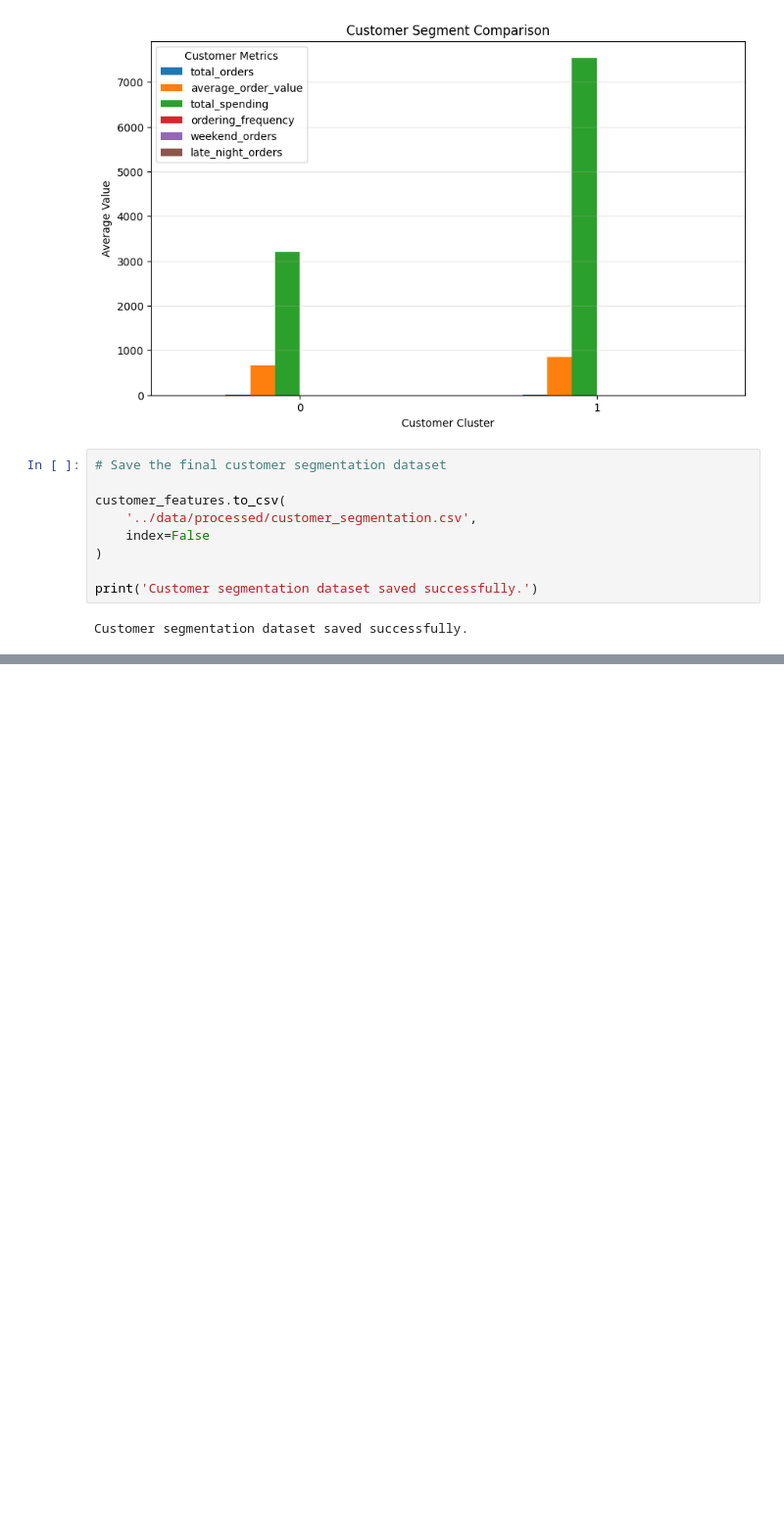
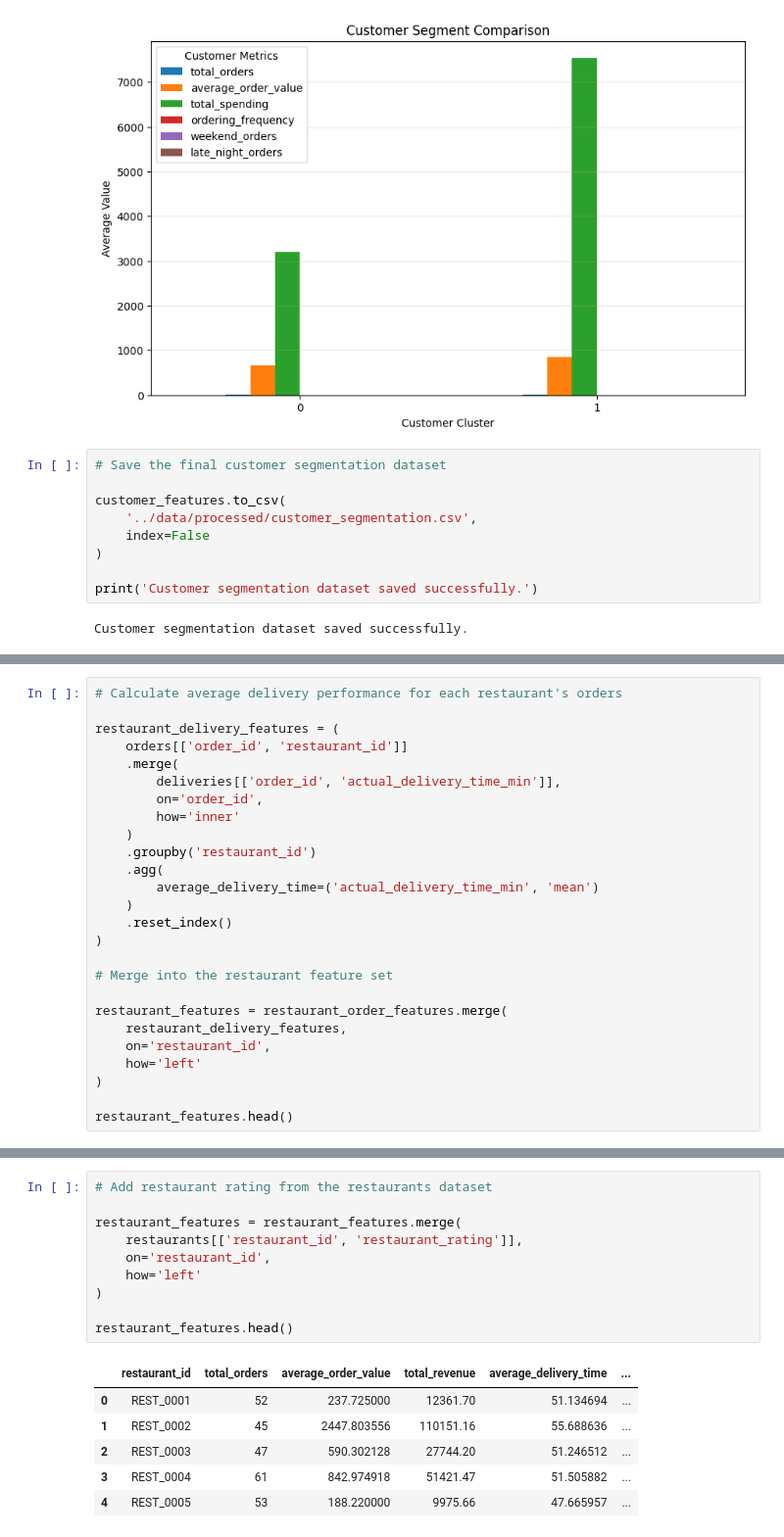
Before and after one commit to pragnav-work/ML_project_1, a Jupyter notebook: notebooks/02_segmentation.ipynb, the cells around one changed output, grey strips where cells are left out. Shown at 98% size. Cells and saved outputs as stored; diff of their text form; blank space fills up the shorter version.

```diff
--- a/notebooks/02_segmentation.ipynb
+++ b/notebooks/02_segmentation.ipynb
@@ -1441,0 +1466,26 @@ Customer segmentation dataset saved successfully.
+# %%
+# Calculate average delivery performance for each restaurant's orders
+
+restaurant_delivery_features = (
+    orders[['order_id', 'restaurant_id']]
+    .merge(
+        deliveries[['order_id', 'actual_delivery_time_min']],
+        on='order_id',
+        how='inner'
+    )
+    .groupby('restaurant_id')
+    .agg(
+        average_delivery_time=('actual_delivery_time_min', 'mean')
+    )
+    .reset_index()
+)
+
+# Merge into the restaurant feature set
+
+restaurant_features = restaurant_order_features.merge(
+    restaurant_delivery_features,
+    on='restaurant_id',
+    how='left'
+)
+
+restaurant_features.head()
@@ -1441,0 +1499,17 @@ Customer segmentation dataset saved successfully.
+# %%
+# Add restaurant rating from the restaurants dataset
+
+restaurant_features = restaurant_features.merge(
+    restaurants[['restaurant_id', 'restaurant_rating']],
+    on='restaurant_id',
+    how='left'
+)
+
+restaurant_features.head()
+# %% [output]
+|  | restaurant_id | total_orders | average_order_value | total_revenue | average_delivery_time | ... |
+| 0 | REST_0001 | 52 | 237.725000 | 12361.70 | 51.134694 | ... |
+| 1 | REST_0002 | 45 | 2447.803556 | 110151.16 | 55.688636 | ... |
+| 2 | REST_0003 | 47 | 590.302128 | 27744.20 | 51.246512 | ... |
+| 3 | REST_0004 | 61 | 842.974918 | 51421.47 | 51.505882 | ... |
+| 4 | REST_0005 | 53 | 188.220000 | 9975.66 | 47.665957 | ... |
```
Also changed, not shown: parts of 25 cells of this notebook, 1 other file.
